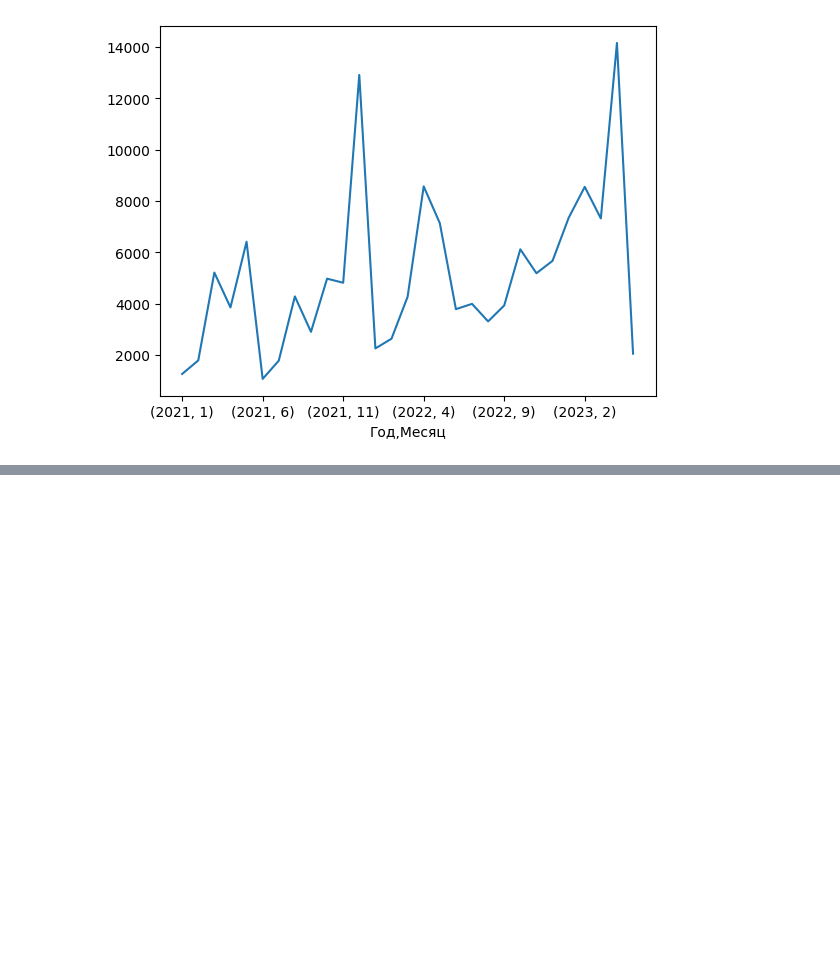
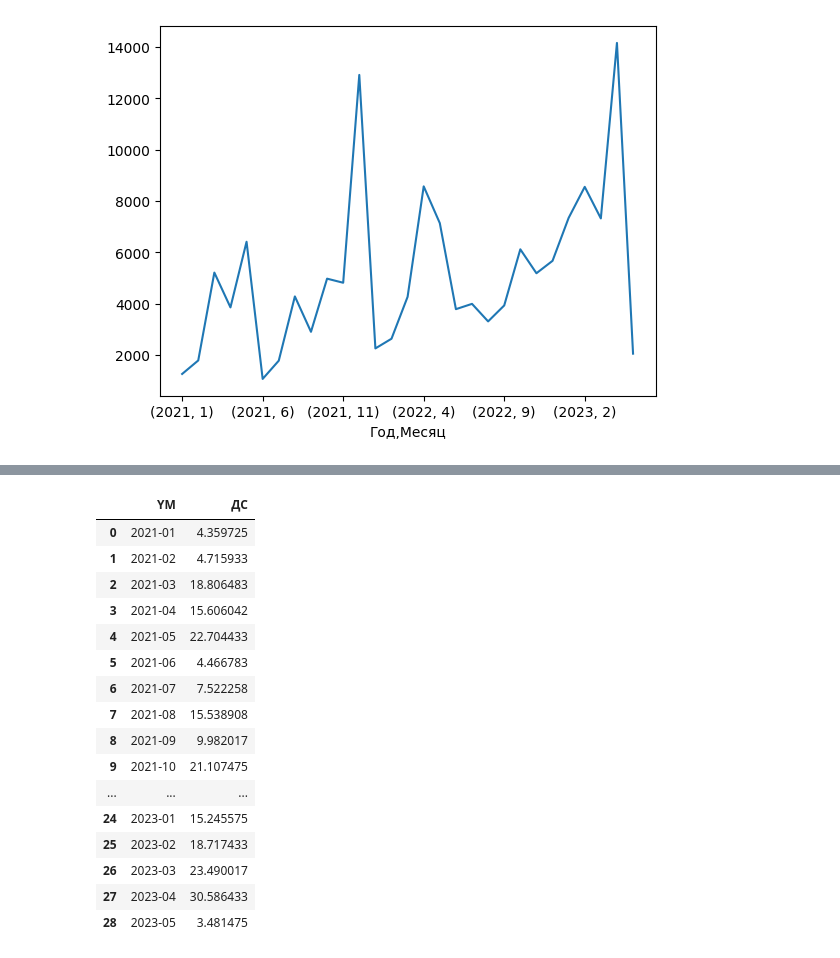
Before and after one commit to Smolenishev/streamlit-test_1-app, a Jupyter notebook: test_1.ipynb, the cells around one changed output, grey strips where cells are left out. Saved outputs shown, nothing was run; the diff lists cells and outputs as text; code cells hidden in the pictures; blank space fills up the shorter version.

```diff
--- a/test_1.ipynb
+++ b/test_1.ipynb
@@ -140,0 +185,25 @@ tabl.plot(kind="line")
+# %%
+pt90_1 = pd.pivot_table(df90, index=['YM'], values=['ДС'], aggfunc='sum', fill_value=0, margins=False)/1000
+
+pt90_1.reset_index(inplace=True)
+
+pt90_1['YM'] = pt90_1['YM'].astype('str')
+pt90_1
+# %% [output]
+|  | YM | ДС |
+| 0 | 2021-01 | 4.359725 |
+| 1 | 2021-02 | 4.715933 |
+| 2 | 2021-03 | 18.806483 |
+| 3 | 2021-04 | 15.606042 |
+| 4 | 2021-05 | 22.704433 |
+| 5 | 2021-06 | 4.466783 |
+| 6 | 2021-07 | 7.522258 |
+| 7 | 2021-08 | 15.538908 |
+| 8 | 2021-09 | 9.982017 |
+| 9 | 2021-10 | 21.107475 |
+| ... | ... | ... |
+| 24 | 2023-01 | 15.245575 |
+| 25 | 2023-02 | 18.717433 |
+| 26 | 2023-03 | 23.490017 |
+| 27 | 2023-04 | 30.586433 |
+| 28 | 2023-05 | 3.481475 |
```
Also changed, not shown: parts of 8 cells of this notebook, 1 other file.
